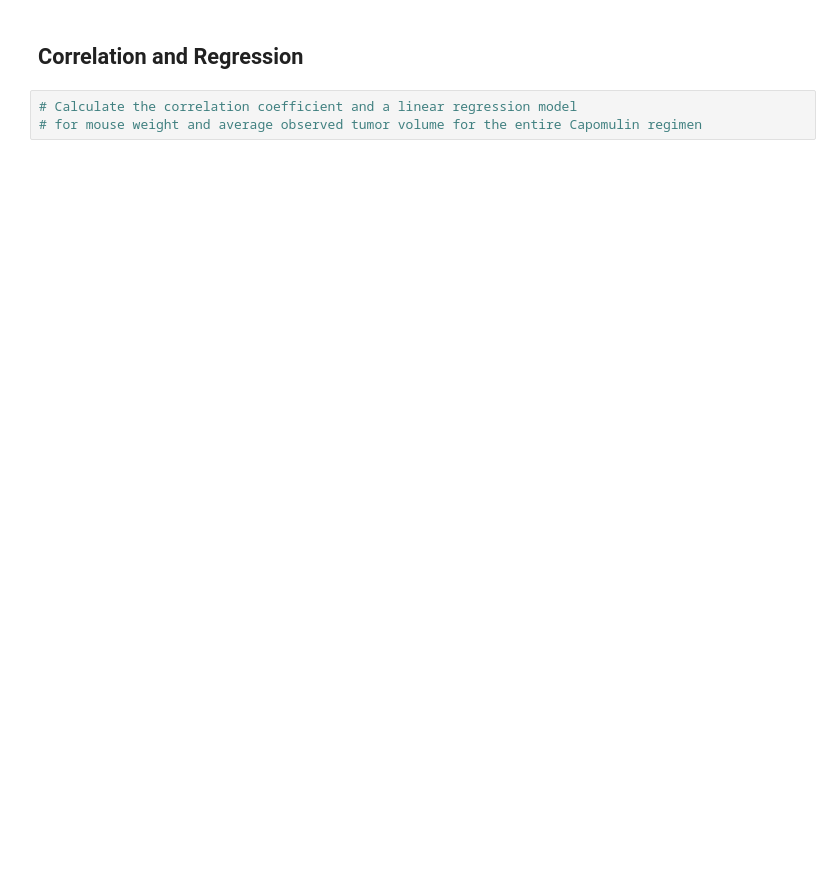
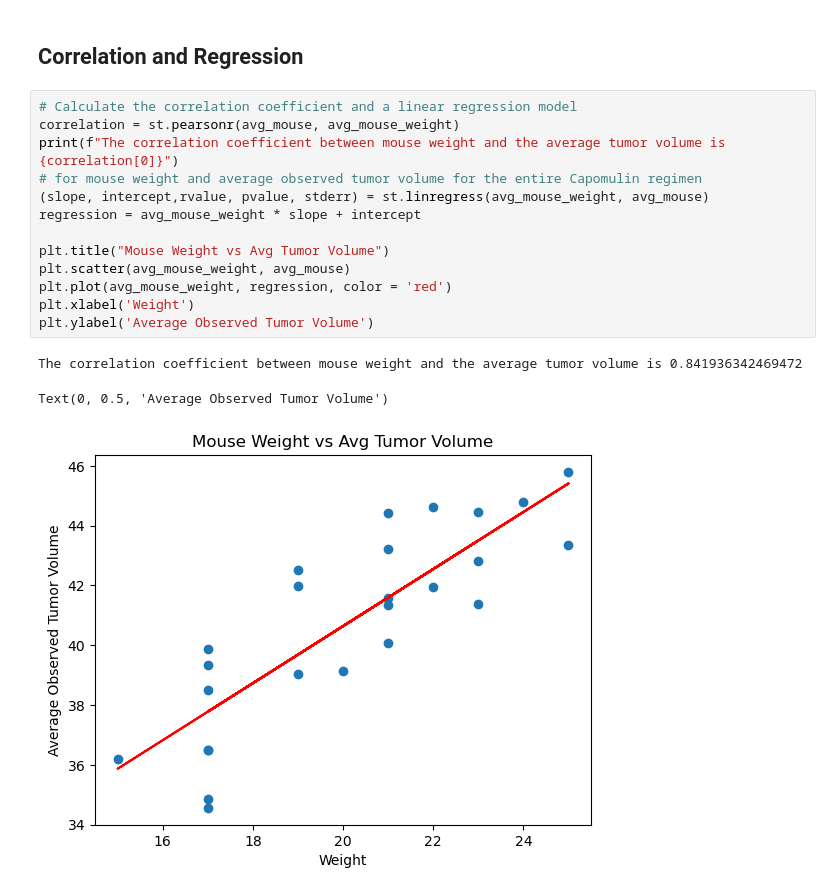
Before and after one commit to AntonLeB04/matplotlib-challenge, a Jupyter notebook: pymaceuticals_starter.ipynb, the cells around one changed output. Drawn from its saved outputs; the diff is of its cells as text; blank space fills up the shorter version.

```diff
--- a/pymaceuticals_starter.ipynb
+++ b/pymaceuticals_starter.ipynb
@@ -237,5 +244,19 @@ plt.ylabel = ('Tumor Volume mm3')
 # %% [markdown]
 ## Correlation and Regression
-# %%
-# Calculate the correlation coefficient and a linear regression model
-# for mouse weight and average observed tumor volume for the entire Capomulin regimen
+# %%
+# Calculate the correlation coefficient and a linear regression model
+correlation = st.pearsonr(avg_mouse, avg_mouse_weight)
+print(f"The correlation coefficient between mouse weight and the average tumor volume is {correlation[0]}")
+# for mouse weight and average observed tumor volume for the entire Capomulin regimen
+(slope, intercept,rvalue, pvalue, stderr) = st.linregress(avg_mouse_weight, avg_mouse)
+regression = avg_mouse_weight * slope + intercept
+
+plt.title("Mouse Weight vs Avg Tumor Volume")
+plt.scatter(avg_mouse_weight, avg_mouse)
+plt.plot(avg_mouse_weight, regression, color = 'red')
+plt.xlabel('Weight')
+plt.ylabel('Average Observed Tumor Volume')
+# %% [output]
+The correlation coefficient between mouse weight and the average tumor volume is 0.841936342469472
+Text(0, 0.5, 'Average Observed Tumor Volume')
+[figure, added]
```
Also changed, not shown: parts of 5 cells of this notebook.
